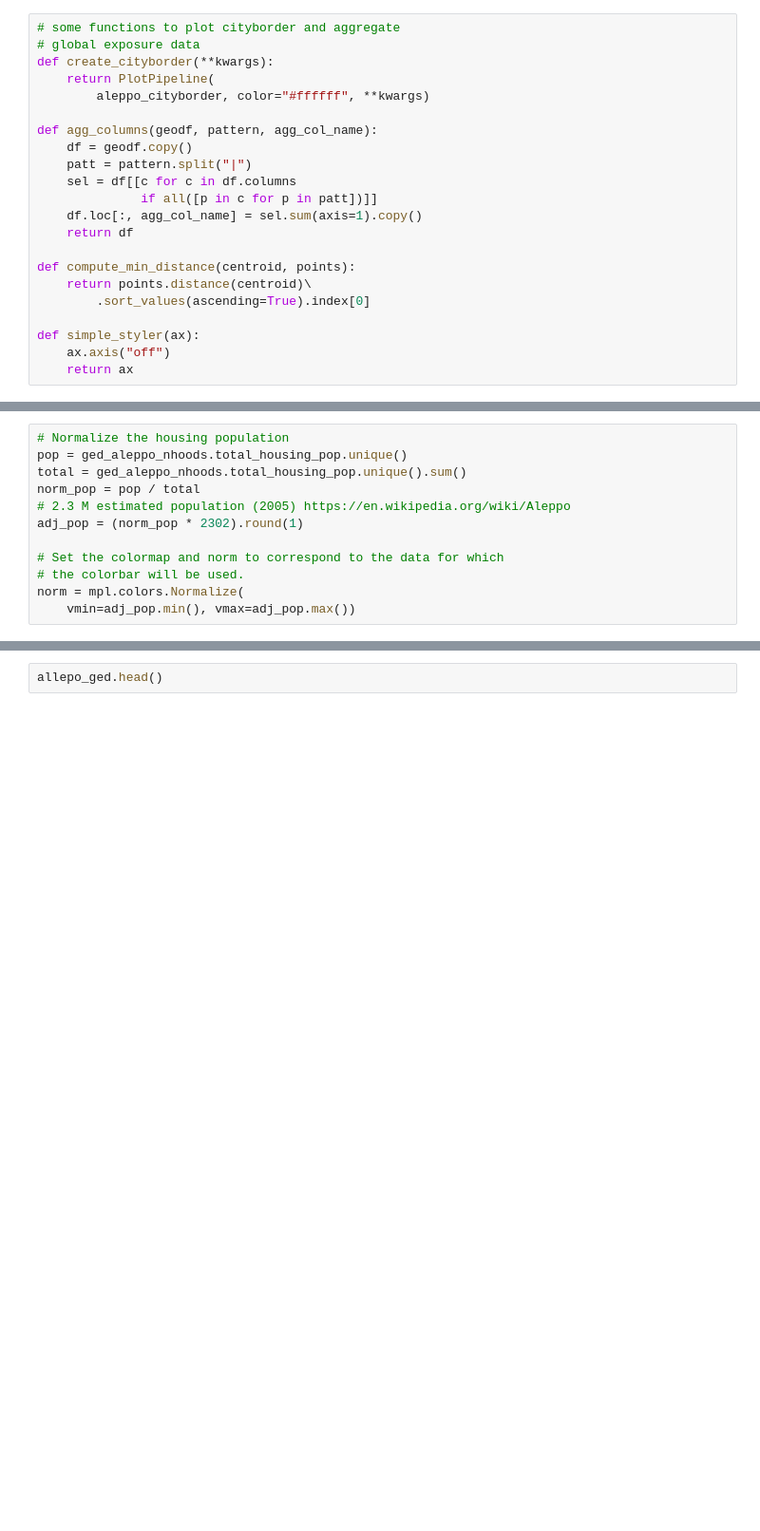
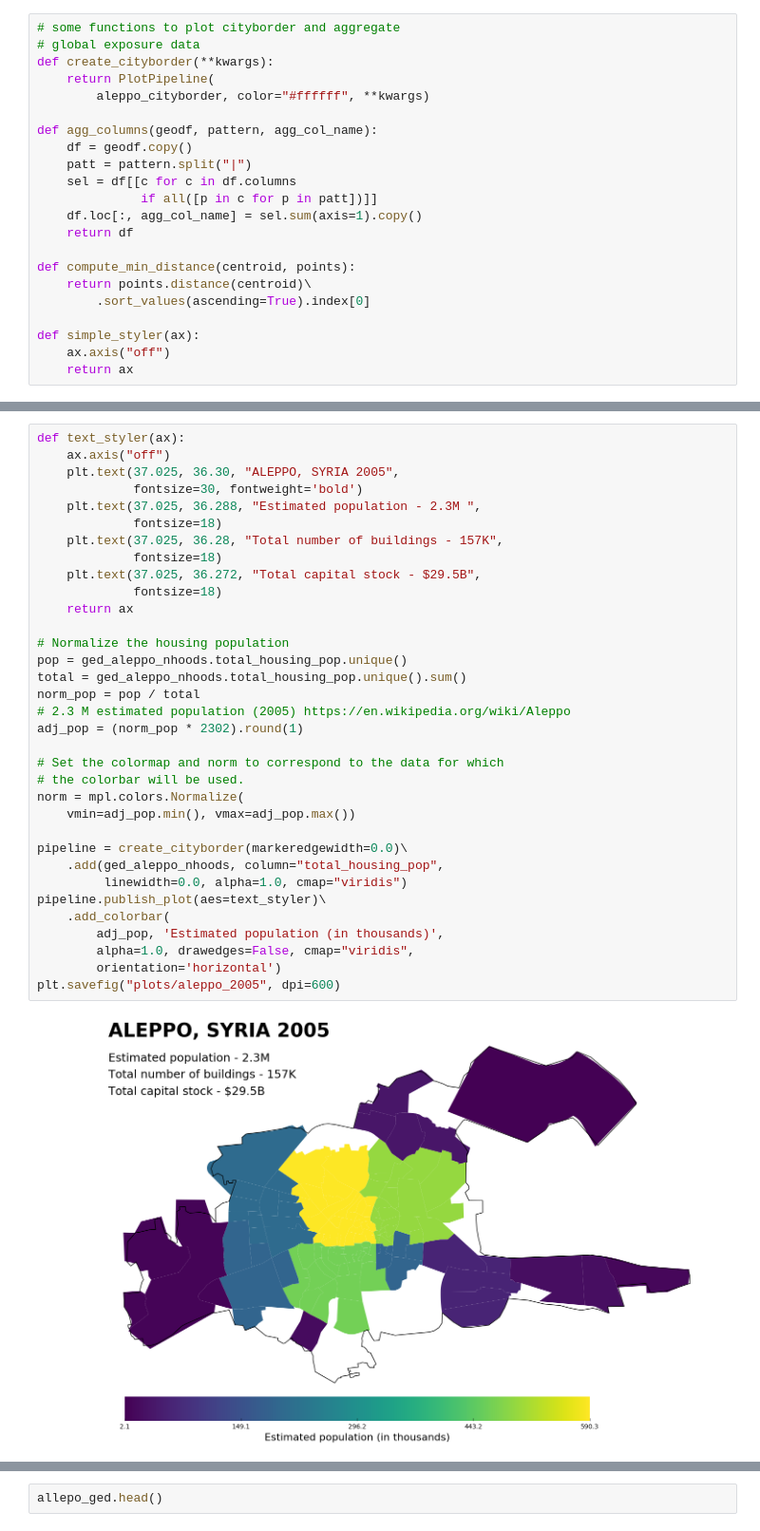
Before and after one commit to cosmicBboy/syria-project, a Jupyter notebook: eda/01-exploration.ipynb, the cells around one changed output, grey strips where cells are left out. Shown at 95% size. Cells and saved outputs as stored; diff of their text form; blank space fills up the shorter version.

```diff
--- a/eda/01-exploration.ipynb
+++ b/eda/01-exploration.ipynb
@@ -319,15 +323,39 @@ create_cityborder(linewidth=0)\
 # %%
+def text_styler(ax):
+    ax.axis("off")
+    plt.text(37.025, 36.30, "ALEPPO, SYRIA 2005",
+             fontsize=30, fontweight='bold')
+    plt.text(37.025, 36.288, "Estimated population - 2.3M ",
+             fontsize=18)
+    plt.text(37.025, 36.28, "Total number of buildings - 157K",
+             fontsize=18)
+    plt.text(37.025, 36.272, "Total capital stock - $29.5B",
+             fontsize=18)
+    return ax
+
 # Normalize the housing population
 pop = ged_aleppo_nhoods.total_housing_pop.unique()
 total = ged_aleppo_nhoods.total_housing_pop.unique().sum()
 norm_pop = pop / total
 # 2.3 M estimated population (2005) https://en.wikipedia.org/wiki/Aleppo
 adj_pop = (norm_pop * 2302).round(1)
 
 # Set the colormap and norm to correspond to the data for which
 # the colorbar will be used.
 norm = mpl.colors.Normalize(
     vmin=adj_pop.min(), vmax=adj_pop.max())
+
+pipeline = create_cityborder(markeredgewidth=0.0)\
+    .add(ged_aleppo_nhoods, column="total_housing_pop",
+         linewidth=0.0, alpha=1.0, cmap="viridis")
+pipeline.publish_plot(aes=text_styler)\
+    .add_colorbar(
+        adj_pop, 'Estimated population (in thousands)',
+        alpha=1.0, drawedges=False, cmap="viridis",
+        orientation='horizontal')
+plt.savefig("plots/aleppo_2005", dpi=600)
+# %% [output]
+[figure, added]
 # %%
 def text_styler(ax):
     ax.axis("off")
```
Also changed, not shown: parts of 5 cells of this notebook, 2 other files.
